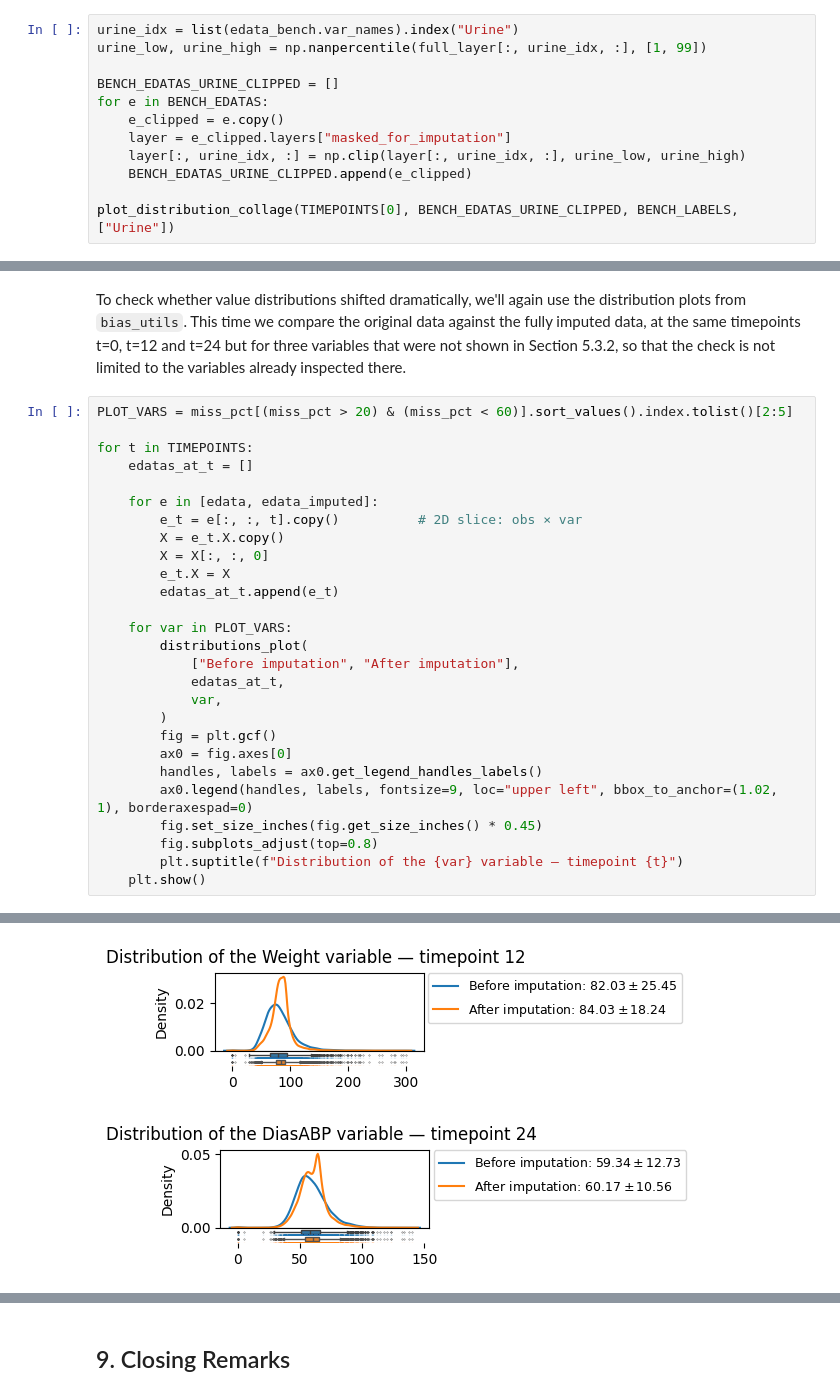
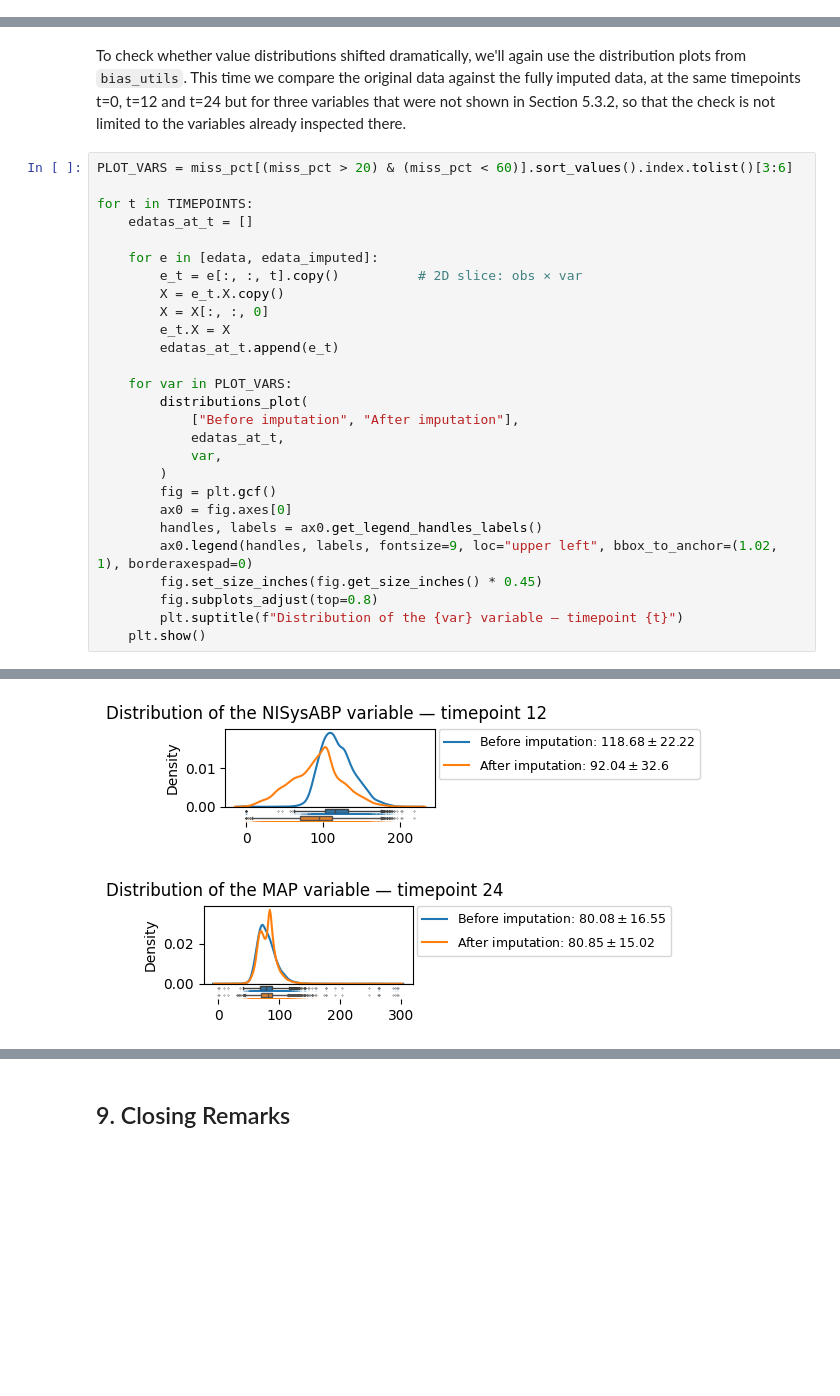
Before and after one commit to theislab/ehrapy-tutorials, a Jupyter notebook: imputation_nb.ipynb, the cells around one changed output, grey strips where cells are left out. Cells and saved outputs as stored; diff of their text form; blank space fills up the shorter version.

```diff
--- a/imputation_nb.ipynb
+++ b/imputation_nb.ipynb
@@ -317,12 +314,0 @@ To check how much of that gap comes from those extreme outliers specifically, we
-# %%
-urine_idx = list(edata_bench.var_names).index("Urine")
-urine_low, urine_high = np.nanpercentile(full_layer[:, urine_idx, :], [1, 99])
-
-BENCH_EDATAS_URINE_CLIPPED = []
-for e in BENCH_EDATAS:
-    e_clipped = e.copy()
-    layer = e_clipped.layers["masked_for_imputation"]
-    layer[:, urine_idx, :] = np.clip(layer[:, urine_idx, :], urine_low, urine_high)
-    BENCH_EDATAS_URINE_CLIPPED.append(e_clipped)
-
-plot_distribution_collage(TIMEPOINTS[0], BENCH_EDATAS_URINE_CLIPPED, BENCH_LABELS, ["Urine"])
@@ -407,7 +388,7 @@ After imputing, it is important to do two quick sanity checks:
 # %% [markdown]
 To check whether value distributions shifted dramatically, we'll again use the distribution plots from `bias_utils`. This time we compare the original data against the fully imputed data, at the same timepoints t=0, t=12 and t=24 but for three variables that were not shown in Section 5.3.2, so that the check is not limited to the variables already inspected there.
 # %%
-PLOT_VARS = miss_pct[(miss_pct > 20) & (miss_pct < 60)].sort_values().index.tolist()[2:5]
+PLOT_VARS = miss_pct[(miss_pct > 20) & (miss_pct < 60)].sort_values().index.tolist()[3:6]
 
 for t in TIMEPOINTS:
     edatas_at_t = []
@@ -442,2 +423,2 @@ for t in TIMEPOINTS:
-[figure, old version]
+[figure, new version]
-[figure, old version]
+[figure, new version]
```
Also changed, not shown: parts of 15 cells of this notebook.
